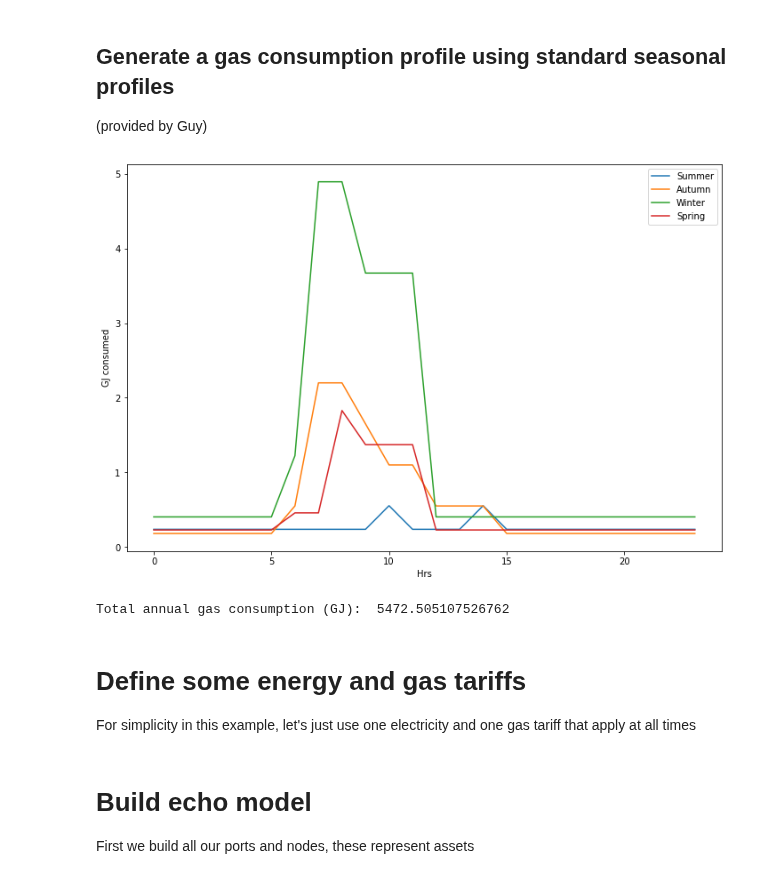
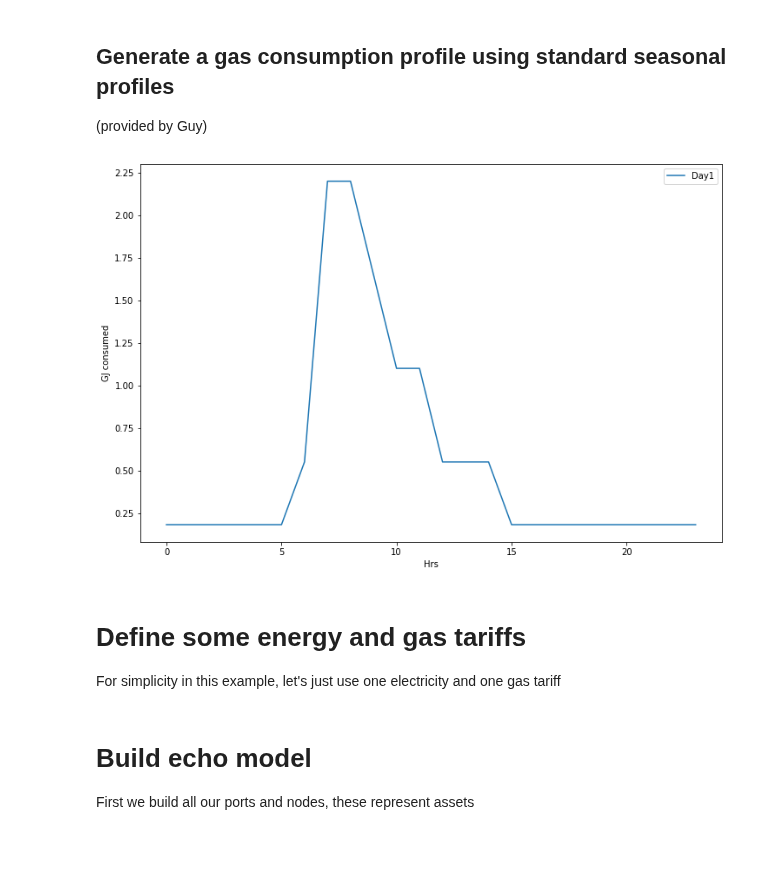
Before and after one commit to bsgip/echo, a Jupyter notebook: scripts/jupyter_examples/f&s_demo.ipynb, the cells around one changed output. Drawn from its saved outputs; the diff is of its cells as text; code cells hidden in the pictures; blank space fills up the shorter version.

Commit message:
thermal model improvements and examples

```diff
--- a/scripts/jupyter_examples/f&s_demo.ipynb
+++ b/scripts/jupyter_examples/f&s_demo.ipynb
@@ -53,28 +53,21 @@ seasonal_gas_averages = {'Autumn': 409/31/24,
 df = pd.read_csv('../../bz_data/gas_profile_soad_som.csv')
 gas_load = gas_profiler(seasonal_profile_df=df,
                         season_multiplier=seasonal_gas_averages,
-                        start_date="2019-01-01",
-                        end_date="2020-01-01")
+                        start_date="2019-05-01",
+                        end_date="2019-05-08")
 gas_load.set_index('Timestamp', inplace=True)
 # Trim gas load (to be fixed)
-gas_profile = gas_load['profile'][:8760]
+gas_profile = gas_load['profile'][:time_periods]
 # %%
 # Plot the data
 fig = plt.figure(figsize=(12,8))
-plt.plot(gas_load['profile'].loc['2019-01-01 00:00:00':'2019-01-01 23:00:00'].values) # Jan
-plt.plot(gas_load['profile'].loc['2019-04-01 00:00:00':'2019-04-01 23:00:00'].values) # April
-plt.plot(gas_load['profile'].loc['2019-07-01 00:00:00':'2019-07-01 23:00:00'].values) # July
-plt.plot(gas_load['profile'].loc['2019-09-01 00:00:00':'2019-09-01 23:00:00'].values) # September
+plt.plot(gas_load['profile'].loc['2019-05-01 00:00:00':'2019-05-01 23:00:00'].values, label='Day1') # day 1
 plt.xlabel('Hrs')
 plt.ylabel('GJ consumed')
-plt.legend(['Summer', 'Autumn', 'Winter', 'Spring'])
+plt.legend()
 plt.show()
-
-# Print the total consumption for the year
-print('Total annual gas consumption (GJ): ', sum(gas_load['profile'].values))
 # %% [output]
-[figure, old version]
+[figure, new version]
-Total annual gas consumption (GJ):  5472.505107526762
 # %% [markdown]
 # Define some energy and gas tariffs
-For simplicity in this example, let's just use one electricity and one gas tariff that apply at all times
+For simplicity in this example, let's just use one electricity and one gas tariff
```
Also changed, not shown: parts of 16 cells of this notebook, 10 other files.
